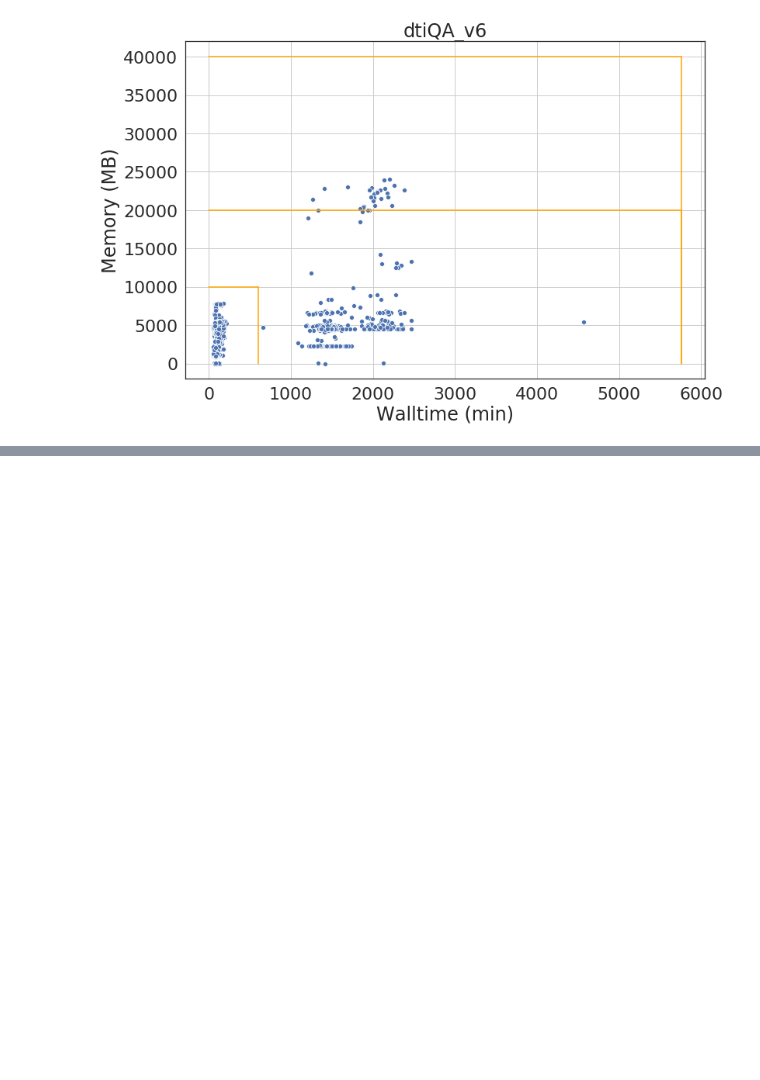
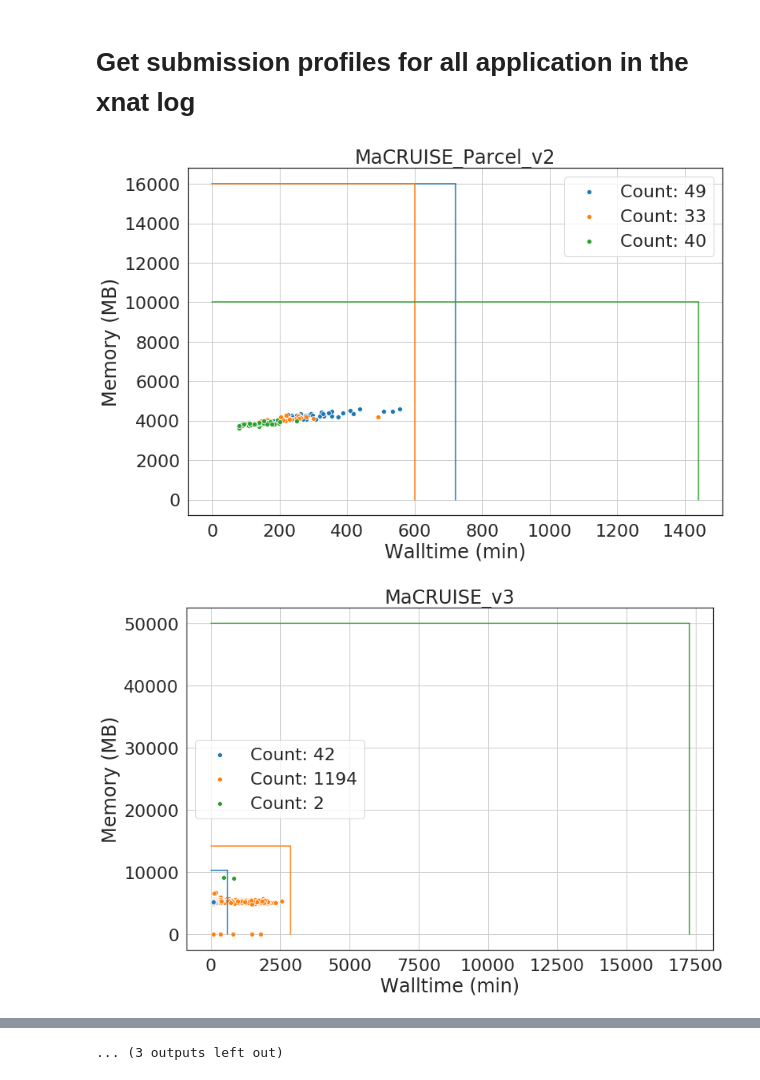
Before and after one commit to vanderbiltscl/SpeculativeScheduling, a Jupyter notebook: iSBatch_v1.0/xnat_resubmission.ipynb, the cells around one changed output, grey strips where cells are left out. Cells and saved outputs as stored; diff of their text form; code cells hidden in the pictures; blank space fills up the shorter version.

Commit message:
analyze boxes of resource usage within the requests

```diff
--- a/iSBatch_v1.0/xnat_resubmission.ipynb
+++ b/iSBatch_v1.0/xnat_resubmission.ipynb
@@ -49,5 +78,0 @@ mem_prop["fMRI_Connectivity_PreProcess_Scan_v2"] = False # in MB not GB
-# %%
-dataset = "dtiQA_v6"
-# %%
-request = df[df.proctype == "dtiQA_v6"][["ReqMem_num", "Timelimit_num"]].drop_duplicates()
-df[df.proctype == dataset].head()
@@ -76,22 +85,49 @@ request
+# %% [markdown]
+# Get submission profiles for all application in the xnat log
+# %%
+# eliminate the failed cases
+df = df[df.State != "FAILED"]
+# %%
+multi_submission_apps = []
+application_list = df["proctype"].unique()
+for app in application_list:
+    df_resource = df[df.proctype == app][["ReqMem_num", "Timelimit_num"]].drop_duplicates()
+    if len(df_resource) > 1:
+        multi_submission_apps.append(app)
 # %%
-fig, ax = plt.subplots(figsize=(12,8))
-sns.set(font_scale=2)
-sns.set_style("white")
-ax = sns.scatterplot(y="memused", x="walltime(min)",
-                     data=dfset)
+for dataset in multi_submission_apps:
+    request = df[df.proctype == dataset][["ReqMem_num", "Timelimit_num"]].drop_duplicates()
+    dfset = df[df.proctype == dataset]
 
-# set the request times
-for i in request.values:
-    # time in database is in min
-    plt.plot([i[1], i[1]], [0, i[0]], color='orange')
-    plt.plot([0, i[1]], [i[0], i[0]], color='orange')
+    fig, ax = plt.subplots(figsize=(12,8))
+    sns.set(font_scale=2)
+    sns.set_style("white")
 
-plt.grid(True)
-ax.set_xlabel('Walltime (min)')
-ax.set_ylabel('Memory (MB)')
-ax.set_title(dataset)
+    # set the request times
+    cnt = 0
+    for i in request.values:
+        # time in database is in min
+        plt.plot([i[1], i[1]], [0, i[0]], color=color_list[cnt])
+        plt.plot([0, i[1]], [i[0], i[0]], color=color_list[cnt])
+        ax = sns.scatterplot(y="memused", x="Walltime_num", #marker=marker_list[cnt % 2],
+                             data=dfset[(dfset.Timelimit_num == i[1]) & (dfset.ReqMem_num == i[0])],
+                             color = color_list[cnt], label="Count: %d" %(
+                                 len(dfset[(dfset.Timelimit_num == i[1]) & (dfset.ReqMem_num == i[0])])))
+        cnt += 1
 
-plt.savefig("figures/%s.png" %(dataset))
-plt.show()
+    plt.grid(True)
+    if dataset == "MaCRUISE_v3" or dataset == "bedpostx_v3":
+        #ax.set_xscale('log', basex=2)
+        #ax.set_yscale('log', basey=2)
+        ax = sns.scatterplot(y="memused", x="Walltime_num",
+                             data=dfset[(dfset.Timelimit_num == request.values[0][1]) & (dfset.ReqMem_num == request.values[0][0])],
+                             color = color_list[0])
+    ax.set_xlabel('Walltime (min)')
+    ax.set_ylabel('Memory (MB)')
+    ax.set_title(dataset)
+
+    plt.savefig("figures/%s.png" %(dataset))
+    plt.show()
 # %% [output]
-[figure, old version]
+[figure, new version]
+[figure, added]
@@ -97,0 +144 @@ plt.show()
+... (3 outputs left out)
```
Also changed, not shown: parts of 19 cells of this notebook.
